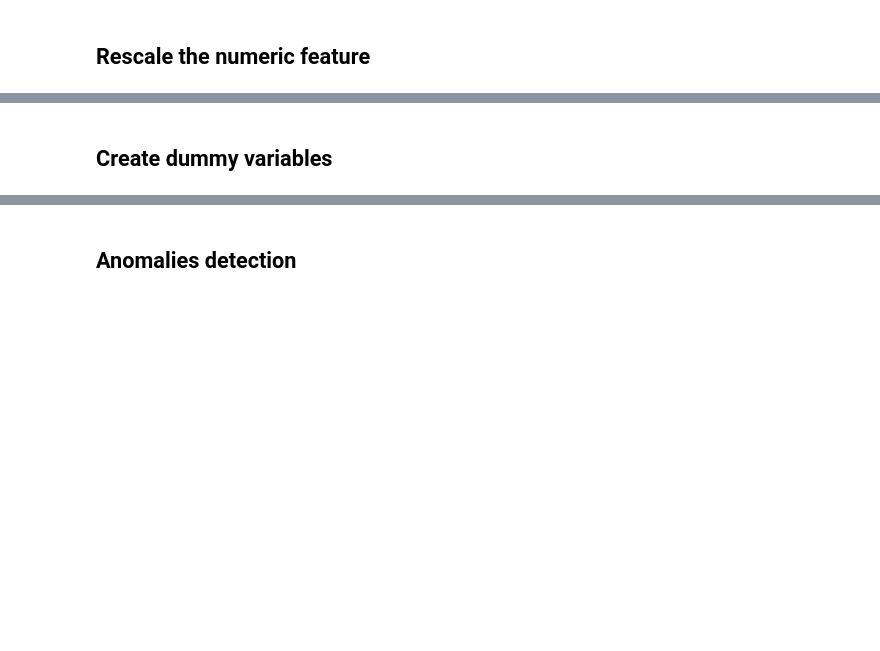
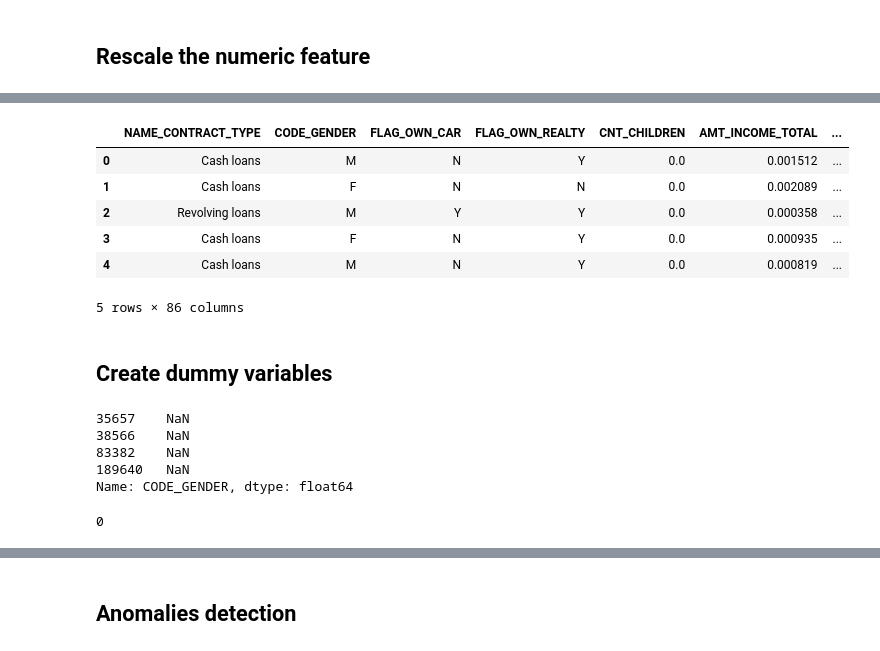
Before and after one commit to cy1355nz/DSGA3001-FinalProject, a Jupyter notebook: leo/draft-2.ipynb, the cells around one changed output, grey strips where cells are left out. Drawn from its saved outputs; the diff is of its cells as text; code cells hidden in the pictures; blank space fills up the shorter version.

```diff
--- a/leo/draft-2.ipynb
+++ b/leo/draft-2.ipynb
@@ -755,4 +685,4 @@ def feature_normalization(dataset, columns_sel):
 # #     df[columns_sel] = pd.DataFrame(scaler.fit_transform(df[columns_sel]))
 #     return dataset
 # %%
-X_train_resample_rescale = feature_normalization(X_train_resample, num_feature)
+X_resample_rescale = feature_normalization(X_resample, num_feature)
@@ -780,3 +689,13 @@ X_train_resample_rescale
+# %%
+X_resample_rescale.head()
+# %% [output]
+|  | NAME_CONTRACT_TYPE | CODE_GENDER | FLAG_OWN_CAR | FLAG_OWN_REALTY | CNT_CHILDREN | AMT_INCOME_TOTAL | ... |
+| 0 | Cash loans | M | N | Y | 0.0 | 0.001512 | ... |
+| 1 | Cash loans | F | N | N | 0.0 | 0.002089 | ... |
+| 2 | Revolving loans | M | Y | Y | 0.0 | 0.000358 | ... |
+| 3 | Cash loans | F | N | Y | 0.0 | 0.000935 | ... |
+| 4 | Cash loans | M | N | Y | 0.0 | 0.000819 | ... |
+5 rows × 86 columns
 # %% [markdown]
 ## Create dummy variables
 # %%
@@ -785,0 +705,8 @@ X_train_resample_rescale['FLAG_OWN_REALTY'] = X_train_resample_rescale['FLAG_OWN
+# %%
+X_resample_rescale['CODE_GENDER'][X_resample_rescale['CODE_GENDER'].isna()]
+# %% [output]
+35657    NaN
+38566    NaN
+83382    NaN
+189640   NaN
+Name: CODE_GENDER, dtype: float64
@@ -785,0 +715,4 @@ X_train_resample_rescale['FLAG_OWN_REALTY'] = X_train_resample_rescale['FLAG_OWN
+# %%
+X_resample_rescale.isna().sum().sum()
+# %% [output]
+0
```
Also changed, not shown: parts of 48 cells of this notebook.
